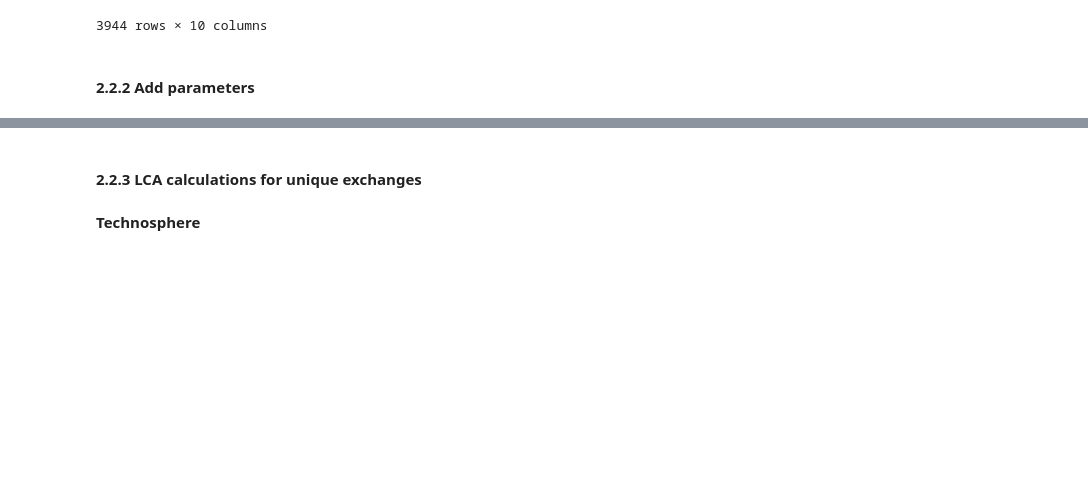
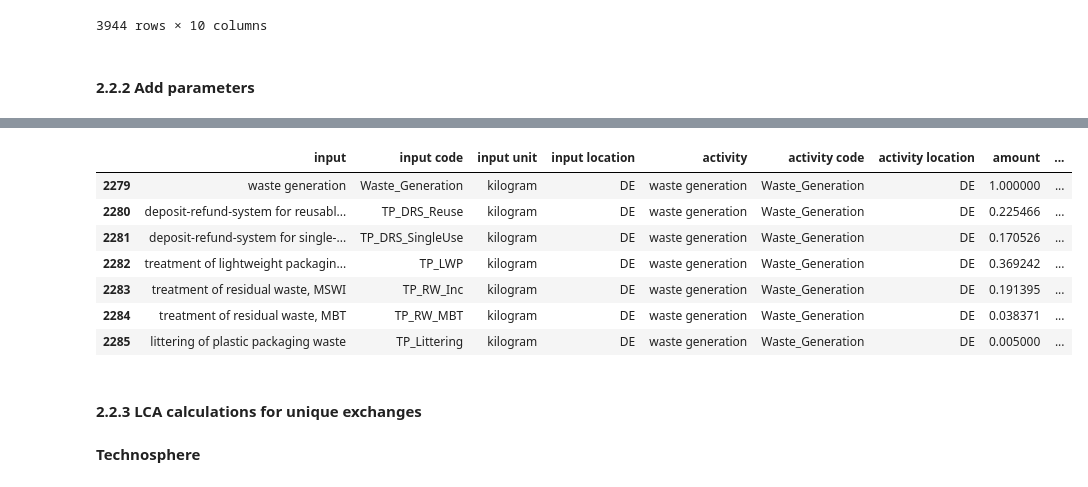
Before and after one commit to SarahSchmidt94/MoEWe, a Jupyter notebook: MoEWe.ipynb, the cells around one changed output, grey strips where cells are left out. Cells and saved outputs as stored; diff of their text form; code cells hidden in the pictures; blank space fills up the shorter version.

```diff
--- a/MoEWe.ipynb
+++ b/MoEWe.ipynb
@@ -666,11 +666,11 @@ if general_info['Type of parameterization']=='predefined parameters':
             parameter_df.loc[i+1,'Parameter Value - S'+str(s+1)]=param_df.loc[i,'Default Amount']
         parameter_df.loc[i+1,'Parameter Value - default']=param_df.loc[i,'Default Amount']
 
-    param_exchanges_df=exchanges_df[pd.isnull(exchanges_df['Formula'])==False]
+    param_exchanges_df=exchanges_df[pd.isnull(exchanges_df['formula'])==False]
     for param_ind in param_exchanges_df.index:
         exc_ind=LCI_df[(LCI_df['input code']==param_exchanges_df.loc[param_ind, 'input code'])&
                        (LCI_df['activity code']==param_exchanges_df.loc[param_ind, 'activity code'])].index[0]
-        LCI_df.loc[exc_ind, 'formula']=param_exchanges_df.loc[param_ind, 'Formula']
+        LCI_df.loc[exc_ind, 'formula']=param_exchanges_df.loc[param_ind, 'formula']
 
 
 if general_info['Type of parameterization']=='automatically generated parameters':
@@ -727,6 +727,17 @@ params_row_dict={}
 for p,param in enumerate(parameter_df['Parameter-ID']):
     params_row_dict[param]=p+2
 #params_row_dict
+# %%
+LCI_df[LCI_df['activity code']=='Waste_Generation']
+# %% [output]
+|  | input | input code | input unit | input location | activity | activity code | activity location | amount | ... |
+| 2279 | waste generation | Waste_Generation | kilogram | DE | waste generation | Waste_Generation | DE | 1.000000 | ... |
+| 2280 | deposit-refund-system for reusabl... | TP_DRS_Reuse | kilogram | DE | waste generation | Waste_Generation | DE | 0.225466 | ... |
+| 2281 | deposit-refund-system for single-... | TP_DRS_SingleUse | kilogram | DE | waste generation | Waste_Generation | DE | 0.170526 | ... |
+| 2282 | treatment of lightweight packagin... | TP_LWP | kilogram | DE | waste generation | Waste_Generation | DE | 0.369242 | ... |
+| 2283 | treatment of residual waste, MSWI | TP_RW_Inc | kilogram | DE | waste generation | Waste_Generation | DE | 0.191395 | ... |
+| 2284 | treatment of residual waste, MBT | TP_RW_MBT | kilogram | DE | waste generation | Waste_Generation | DE | 0.038371 | ... |
+| 2285 | littering of plastic packaging waste | TP_Littering | kilogram | DE | waste generation | Waste_Generation | DE | 0.005000 | ... |
 # %% [markdown]
 #### 2.2.3 LCA calculations for unique exchanges
 # %% [markdown]
```
Also changed, not shown: parts of 167 cells of this notebook.
